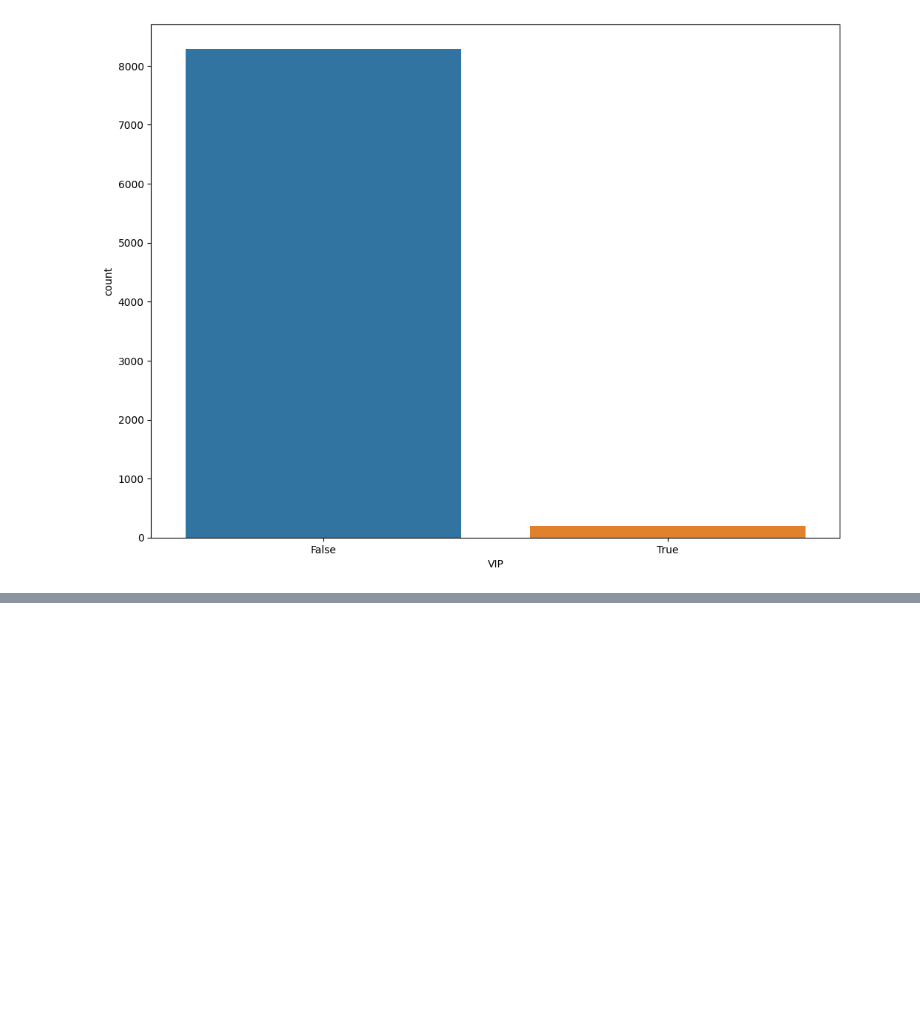
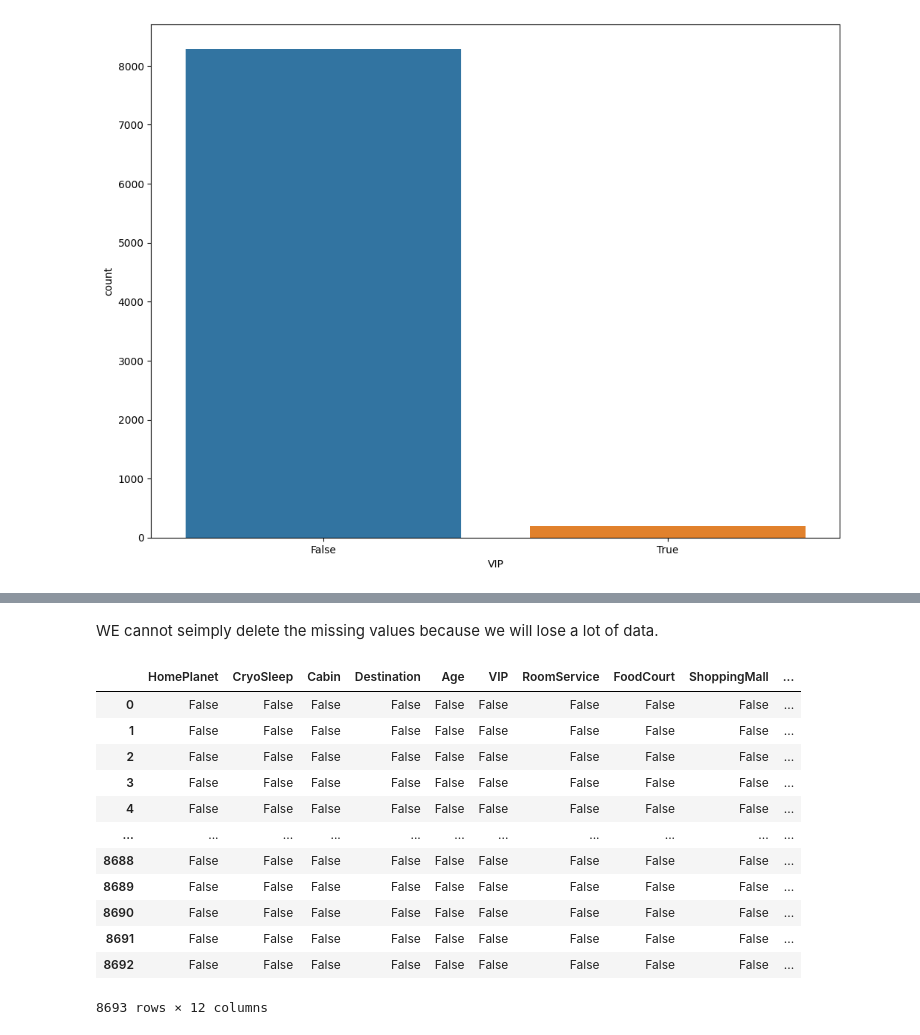
Before and after one commit to Fabiocufino/DataMining-Project, a Jupyter notebook: Project.ipynb, the cells around one changed output, grey strips where cells are left out. Cells and saved outputs as stored; diff of their text form; code cells hidden in the pictures; blank space fills up the shorter version.

```diff
--- a/Project.ipynb
+++ b/Project.ipynb
@@ -331,0 +378,18 @@ sns.countplot(data=data, x='VIP')
+# %% [markdown]
+WE cannot seimply delete the missing values because we will lose a lot of data.
+# %%
+data[na_cols].isna()
+# %% [output]
+|  | HomePlanet | CryoSleep | Cabin | Destination | Age | VIP | RoomService | FoodCourt | ShoppingMall | ... |
+| 0 | False | False | False | False | False | False | False | False | False | ... |
+| 1 | False | False | False | False | False | False | False | False | False | ... |
+| 2 | False | False | False | False | False | False | False | False | False | ... |
+| 3 | False | False | False | False | False | False | False | False | False | ... |
+| 4 | False | False | False | False | False | False | False | False | False | ... |
+| ... | ... | ... | ... | ... | ... | ... | ... | ... | ... | ... |
+| 8688 | False | False | False | False | False | False | False | False | False | ... |
+| 8689 | False | False | False | False | False | False | False | False | False | ... |
+| 8690 | False | False | False | False | False | False | False | False | False | ... |
+| 8691 | False | False | False | False | False | False | False | False | False | ... |
+| 8692 | False | False | False | False | False | False | False | False | False | ... |
+8693 rows × 12 columns
```
Also changed, not shown: parts of 12 cells of this notebook.
